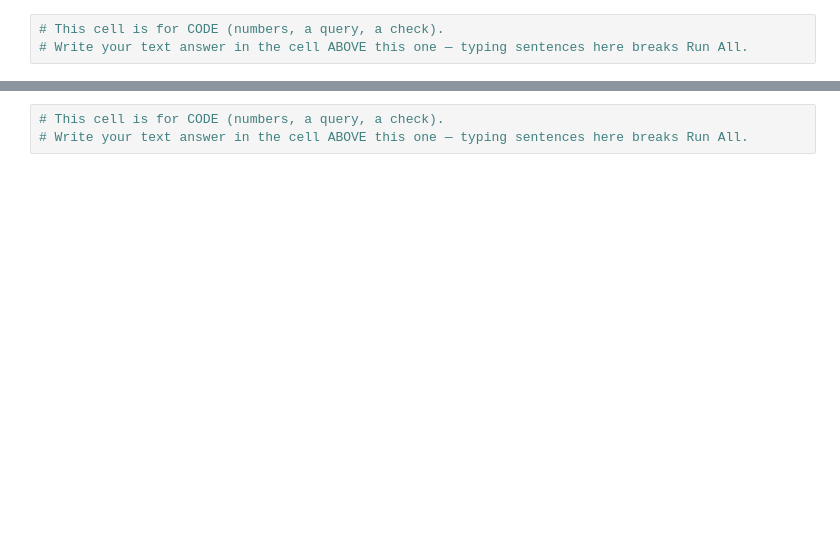
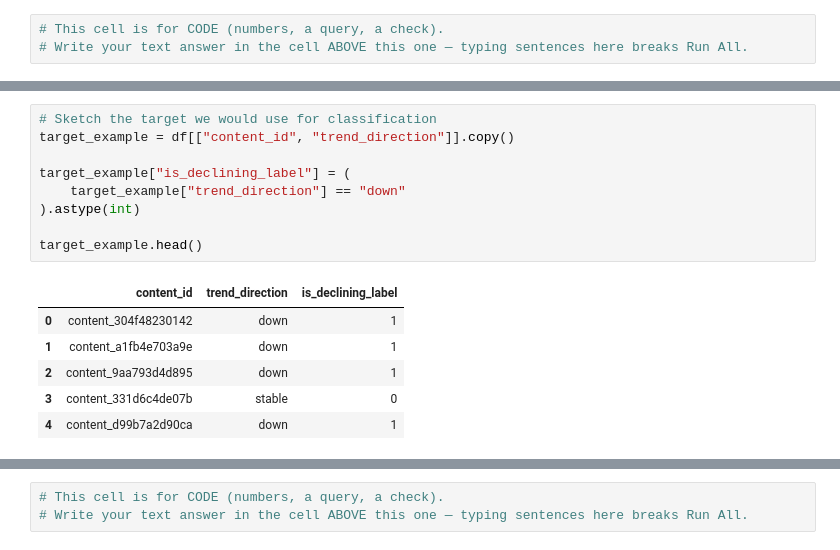
Before and after one commit to faiqakashif82-netizen/FlyRank-MachineLearning-Internship, a Jupyter notebook: work/notebooks/w02_ml_task_framing.ipynb, the cells around one changed output, grey strips where cells are left out. Saved outputs shown, nothing was run; the diff lists cells and outputs as text; blank space fills up the shorter version.

```diff
--- a/work/notebooks/w02_ml_task_framing.ipynb
+++ b/work/notebooks/w02_ml_task_framing.ipynb
@@ -33,0 +99,16 @@ This skeleton is yours to fill. Work the sections **in order** — each one has
+# %%
+# Sketch the target we would use for classification
+target_example = df[["content_id", "trend_direction"]].copy()
+
+target_example["is_declining_label"] = (
+    target_example["trend_direction"] == "down"
+).astype(int)
+
+target_example.head()
+# %% [output]
+|  | content_id | trend_direction | is_declining_label |
+| 0 | content_304f48230142 | down | 1 |
+| 1 | content_a1fb4e703a9e | down | 1 |
+| 2 | content_9aa793d4d895 | down | 1 |
+| 3 | content_331d6c4de07b | stable | 0 |
+| 4 | content_d99b7a2d90ca | down | 1 |
```
Also changed, not shown: parts of 16 cells of this notebook.
